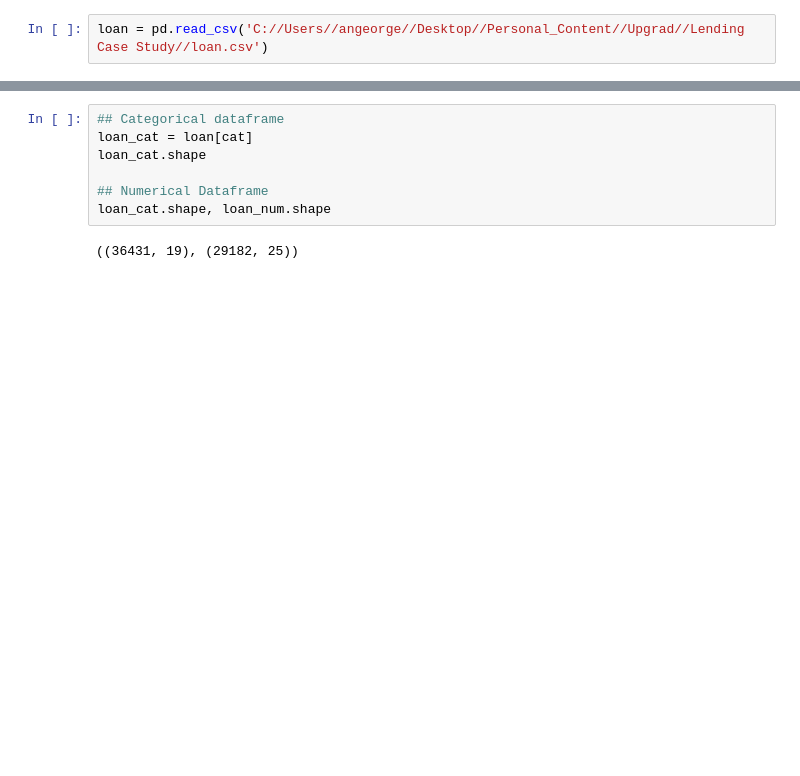
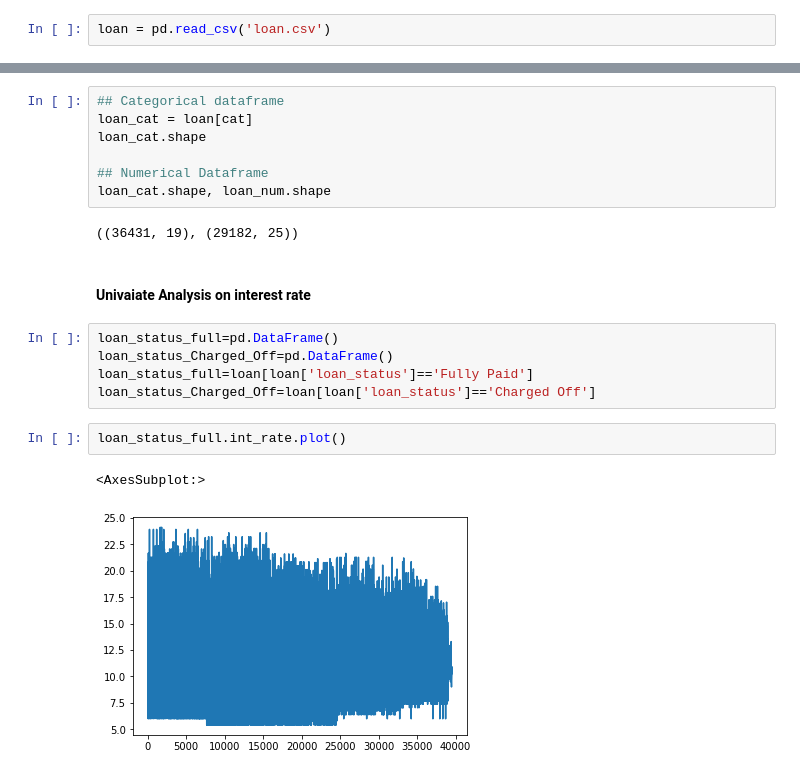
Before and after one commit to Anto-G/LendingClubCaseStudy, a Jupyter notebook: Upgrad - Lending Case Study (Anto & Hareesh).ipynb, the cells around one changed output, grey strips where cells are left out. Cells and saved outputs as stored; diff of their text form; blank space fills up the shorter version.

Commit message:
added .gitignore and added bivariate and univariate analysis

```diff
--- a/Upgrad - Lending Case Study (Anto & Hareesh).ipynb
+++ b/Upgrad - Lending Case Study (Anto & Hareesh).ipynb
@@ -6,7 +6,7 @@ import matplotlib.pyplot as plt
 %matplotlib inline
 import seaborn as sns
 # %%
-loan = pd.read_csv('C://Users//angeorge//Desktop//Personal_Content//Upgrad//Lending Case Study//loan.csv')
+loan = pd.read_csv('loan.csv')
 # %% [markdown]
 ### The total number of rows and columns
 # %%
@@ -195,3 +195,15 @@ loan_cat.shape
 loan_cat.shape, loan_num.shape
 # %% [output]
 ((36431, 19), (29182, 25))
+# %% [markdown]
+#### Univaiate Analysis on interest rate
+# %%
+loan_status_full=pd.DataFrame()
+loan_status_Charged_Off=pd.DataFrame()
+loan_status_full=loan[loan['loan_status']=='Fully Paid']
+loan_status_Charged_Off=loan[loan['loan_status']=='Charged Off']
+# %%
+loan_status_full.int_rate.plot()
+# %% [output]
+<AxesSubplot:>
+[figure, added]
```
Also changed, not shown: parts of 4 cells of this notebook.
